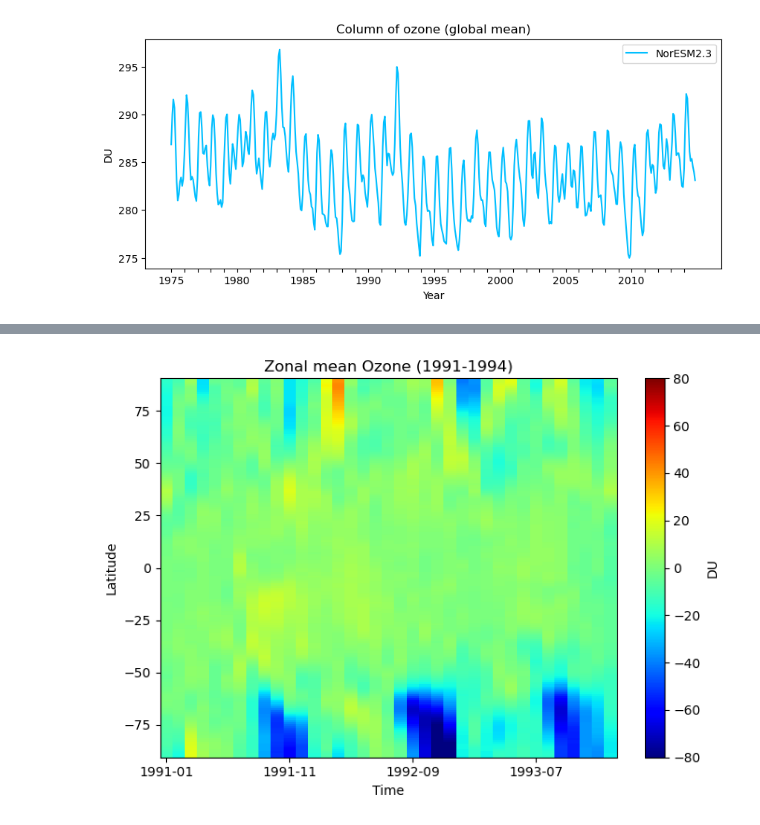
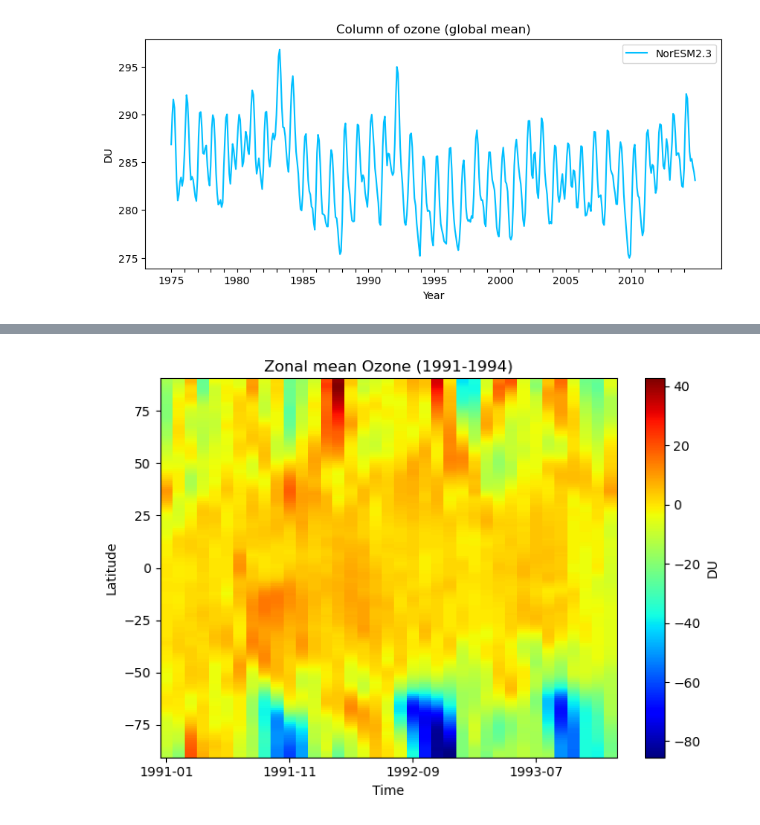
Before and after one commit to EliHHogemo/master_thesis, a Jupyter notebook: sulfur_pinatubo.ipynb, the cells around one changed output, grey strips where cells are left out. Saved outputs shown, nothing was run; the diff lists cells and outputs as text; code cells hidden in the pictures.

```diff
--- a/sulfur_pinatubo.ipynb
+++ b/sulfur_pinatubo.ipynb
@@ -1346,30 +1530,28 @@ plt.show()
 # %%
 o3_cb = ds_19[cb_o3]
 baseline = o3_cb.sel(time=slice("1975-01", "1990-12"))
 base = baseline.groupby("time.month").mean("time")
 o3_anom = o3_cb.groupby("time.month") - base
 
 o3_zoom= o3_anom.sel(time=slice('1991-01-01', '1994-01-01'))
 o3_mean = o3_zoom.mean(dim="lon") * DU
 lat_o3 = o3_mean["lat"]
 time_o3 = o3_zoom["time"].values
 
 plt.figure(figsize=(7,5))
 ax = plt.subplot()
 pc = ax.pcolormesh(
     time_o3,
     lat_o3,
     o3_mean.T,
     shading="auto",
-    cmap="jet",
-    vmin=-80,
-    vmax=80
+    cmap="jet"
 )
 plt.colorbar(pc, ax=ax, label="DU")
 ax.set_xlabel("Time")
 ax.set_ylabel("Latitude")
 ax.set_title("Zonal mean Ozone (1991-1994)")
 plt.tight_layout()
 plt.show()
 # %% [output]
-[figure, old version]
+[figure, new version]
```
Also changed, not shown: parts of 15 cells of this notebook.
